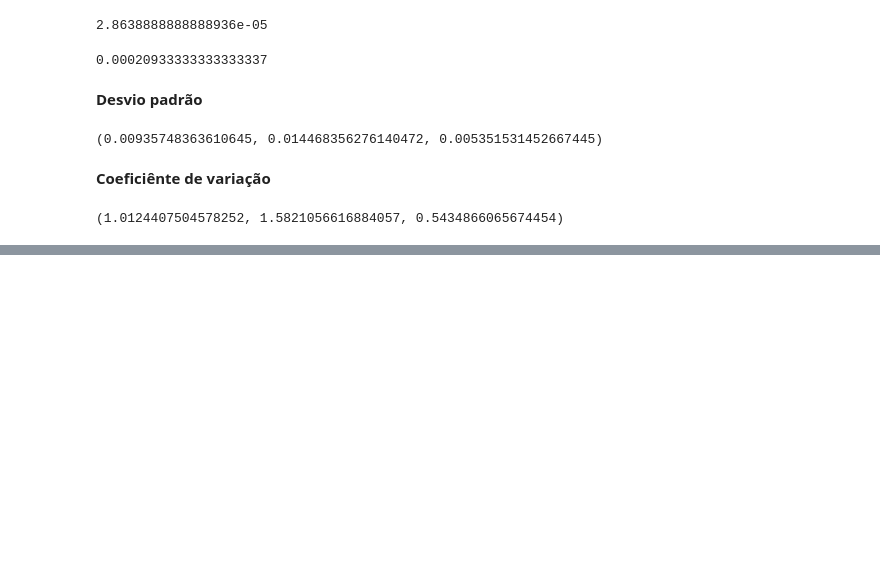
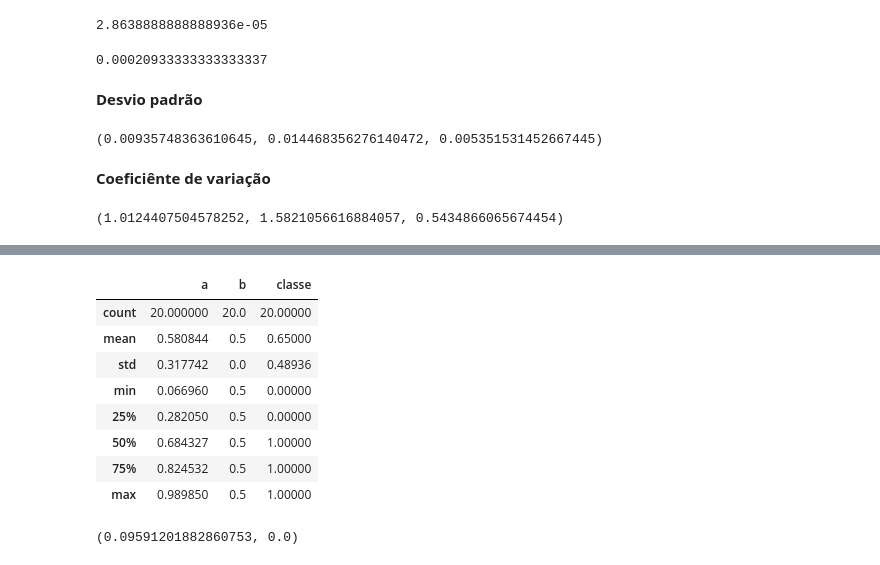
Before and after one commit to miller00315/estatistica_machine_learning, a Jupyter notebook: avaliacao_algoritmos_machine_learning.ipynb, the cells around one changed output, grey strips where cells are left out. Drawn from its saved outputs; the diff is of its cells as text; code cells hidden in the pictures; blank space fills up the shorter version.

```diff
--- a/avaliacao_algoritmos_machine_learning.ipynb
+++ b/avaliacao_algoritmos_machine_learning.ipynb
@@ -154,0 +249,2 @@ stats.variation(results_naive_bayes) * 100, stats.variation(results_logistic) *
+# %%
+base_selection = { 'a': np.random.rand(20), 'b': np.array([0.5] * 20), 'classe': np.random.randint(0, 2, size=20)}
@@ -154,0 +261,4 @@ stats.variation(results_naive_bayes) * 100, stats.variation(results_logistic) *
+# %%
+dataset = pd.DataFrame(base_selection)
+
+dataset.head()
@@ -154,0 +272,16 @@ stats.variation(results_naive_bayes) * 100, stats.variation(results_logistic) *
+# %%
+dataset.describe()
+# %% [output]
+|  | a | b | classe |
+| count | 20.000000 | 20.0 | 20.00000 |
+| mean | 0.580844 | 0.5 | 0.65000 |
+| std | 0.317742 | 0.0 | 0.48936 |
+| min | 0.066960 | 0.5 | 0.00000 |
+| 25% | 0.282050 | 0.5 | 0.00000 |
+| 50% | 0.684327 | 0.5 | 1.00000 |
+| 75% | 0.824532 | 0.5 | 1.00000 |
+| max | 0.989850 | 0.5 | 1.00000 |
+# %%
+np.var(dataset['a']), np.var(dataset['b'])
+# %% [output]
+(0.09591201882860753, 0.0)
```
Also changed, not shown: parts of 26 cells of this notebook.
